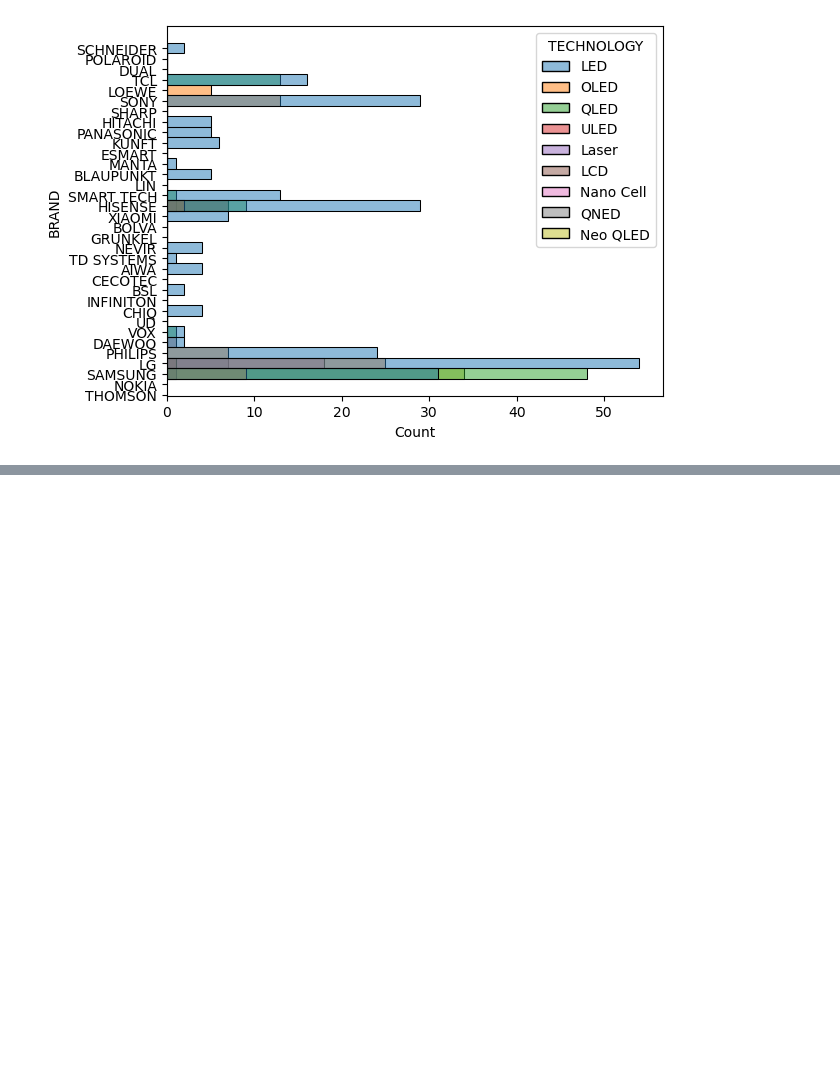
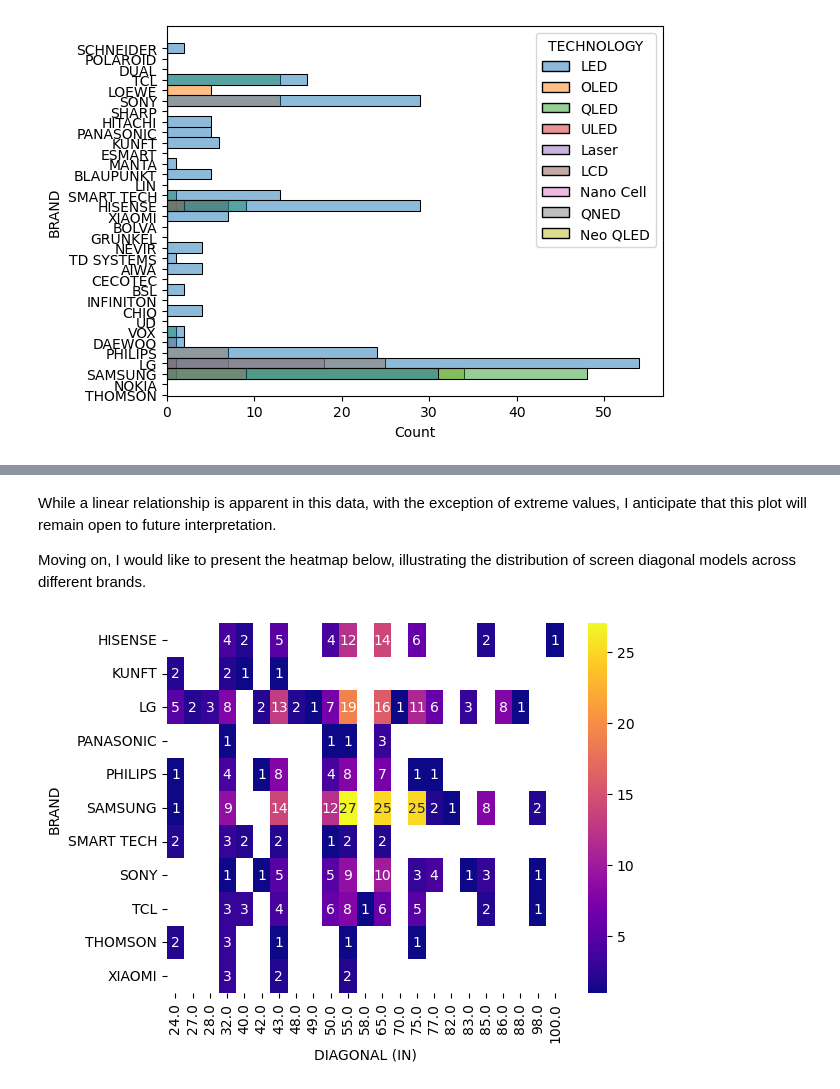
Before and after one commit to pedrodamas1/Scraping-TV-Prices, a Jupyter notebook: TV Scraping.ipynb, the cells around one changed output, grey strips where cells are left out. Cells and saved outputs as stored; diff of their text form; code cells hidden in the pictures; blank space fills up the shorter version.

```diff
--- a/TV Scraping.ipynb
+++ b/TV Scraping.ipynb
@@ -355,0 +326,20 @@ ax.map_offdiag(sns.scatterplot)
+# %% [markdown]
+While a linear relationship is apparent in this data, with the exception of extreme values, I anticipate that this plot will remain open to future interpretation.
+
+Moving on, I would like to present the heatmap below, illustrating the distribution of screen diagonal models across different brands.
+# %%
+result = df[df['BRAND'].map(df['BRAND'].value_counts()) > 5]
+result = pd.pivot_table(
+    values ='PRICE',
+    index ='BRAND',
+    columns ='DIAGONAL (IN)',
+    data = result,
+    aggfunc=len) #, fill_value=0)
+
+sns.heatmap(
+    data=result,
+    cmap ='plasma',
+    annot=True)
+plt.show()
+# %% [output]
+[figure, added]
```
Also changed, not shown: parts of 11 cells of this notebook, 2 other files.
